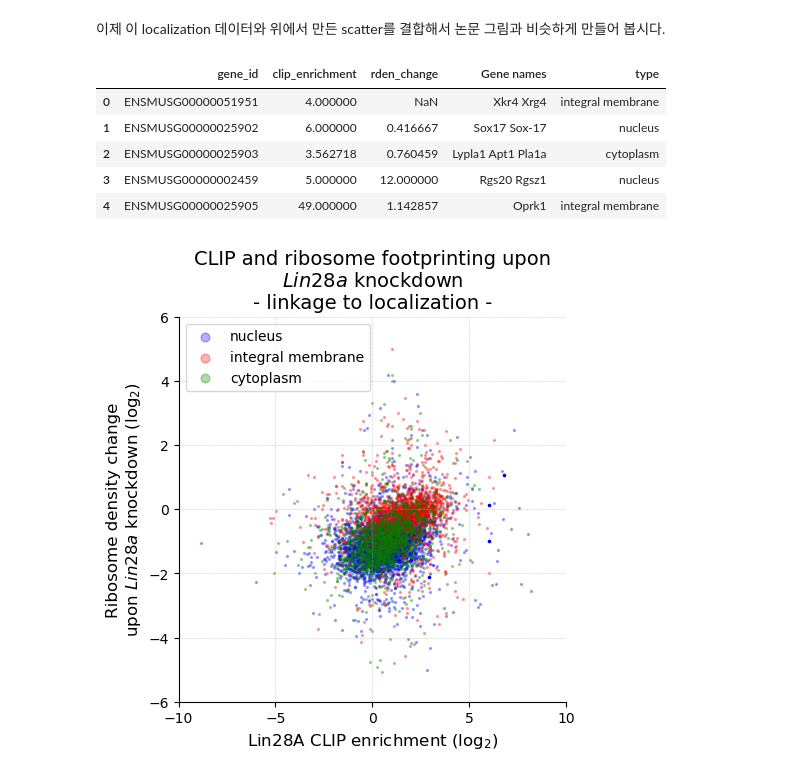
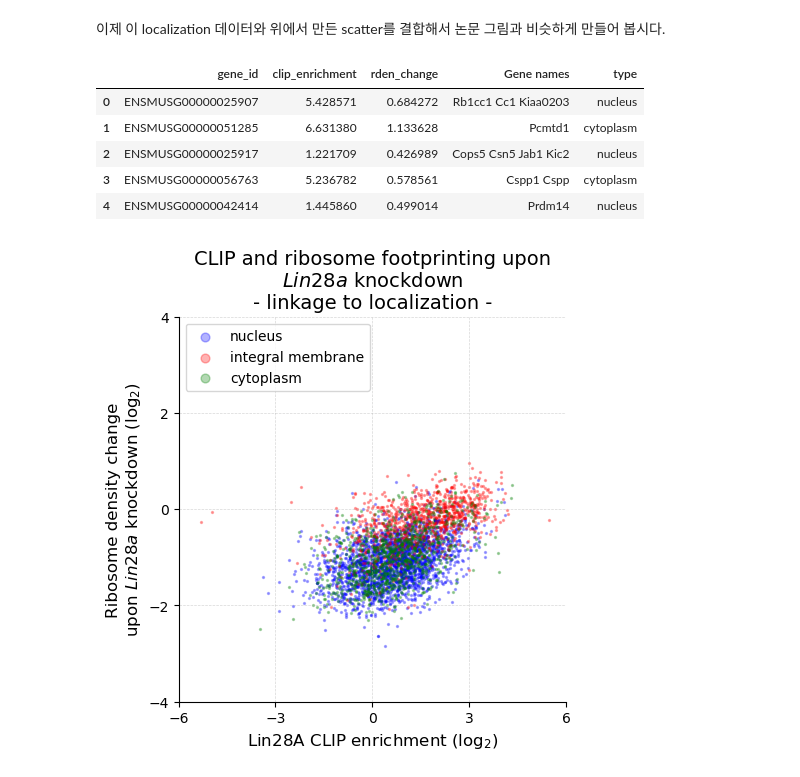
Before and after one commit to krchoihm/bioinfo1-project, a Jupyter notebook: CoLab_TermProj_2024_1.ipynb, the cells around one changed output. Drawn from its saved outputs; the diff is of its cells as text; code cells hidden in the pictures.

Commit message:
Filtered transcripts using read count and add pearsonr (GM1)

```diff
--- a/CoLab_TermProj_2024_1.ipynb
+++ b/CoLab_TermProj_2024_1.ipynb
@@ -229,3 +229,9 @@ ax.scatter(np.log2(cnts['clip_enrichment']),
 [figure]
 # %% [markdown]
 이 그림에는 문제가 많이 있습니다. 논문의 그림 Figure 4D처럼 한 번 만들어 봅시다~
+# %%
+cnts_filter = (cnts[[col for col in cnts.filter(regex='bam$', axis=1)]] >= 30).all(axis=1)
+cnts_filtered = cnts[cnts_filter].copy()
+
+cnts_filtered = cnts_filtered[(cnts_filtered['RPF-siLuc.bam'] >= 80)]
+cnts_filtered.head()
@@ -234,22 +248,29 @@ ax.scatter(np.log2(cnts['clip_enrichment']),
 
 from matplotlib import pyplot as plt
 import numpy as np
+import scipy.stats as stats
+
+
 
 fig, ax = plt.subplots(1, 1, figsize=(5, 5))
 ax.grid(linestyle='--', linewidth=0.5, alpha=0.5)
 ax.spines['right'].set_visible(False)
 ax.spines['top'].set_visible(False)
 
-ax.scatter(np.log2(cnts['clip_enrichment']),
-           np.log2(cnts['rden_change']), c='black', s=3, alpha=0.1)
+x = np.log2(cnts_filtered['clip_enrichment'])
+y = np.log2(cnts_filtered['rden_change'])
+
+ax.scatter(x, y, c='black', s=3, alpha=0.1)
 
 
-ax.set_xlim(-10, 10)
-ax.set_ylim(-6, 6)
+ax.set_xlim(-6, 6)
+ax.set_ylim(-4, 4)
 
-ax.set_xticks(range(-10, 11, 5))
-ax.set_yticks(range(-6, 7, 2))
+ax.set_xticks(range(-6, 7, 3))
+ax.set_yticks(range(-4, 5, 2))
 
+corr = stats.pearsonr(x, y)[0]
+ax.text(3.5, -3.5, f'$r$ = {corr:.2f}', ha='left', va='bottom', fontsize=12)
 
 ax.set_xlabel('Lin28A CLIP enrichment ($\mathrm{log}_2$)', fontsize=12)
 ax.set_ylabel('Ribosome density change\nupon $Lin28a$ knockdown ($\mathrm{log}_2$)', fontsize=12)
@@ -277,18 +298,18 @@ mouselocal.head()
 # %% [markdown]
 이제 이 localization 데이터와 위에서 만든 scatter를 결합해서 논문 그림과 비슷하게 만들어 봅시다.
 # %%
-cnts['gene_id'] = cnts.index.map(lambda x: x.split('.')[0])
+cnts_filtered['gene_id'] = cnts_filtered.index.map(lambda x: x.split('.')[0])
 
-cnts_local = pd.merge(cnts[['gene_id', 'clip_enrichment', 'rden_change']], mouselocal, on='gene_id', how='inner')
+cnts_local = pd.merge(cnts_filtered[['gene_id', 'clip_enrichment', 'rden_change']], mouselocal, on='gene_id', how='inner')
 
 cnts_local.head()
 # %% [output]
 |  | gene_id | clip_enrichment | rden_change | Gene names | type |
-| 0 | ENSMUSG00000051951 | 4.000000 | NaN | Xkr4 Xrg4 | integral membrane |
-| 1 | ENSMUSG00000025902 | 6.000000 | 0.416667 | Sox17 Sox-17 | nucleus |
-| 2 | ENSMUSG00000025903 | 3.562718 | 0.760459 | Lypla1 Apt1 Pla1a | cytoplasm |
-| 3 | ENSMUSG00000002459 | 5.000000 | 12.000000 | Rgs20 Rgsz1 | nucleus |
-| 4 | ENSMUSG00000025905 | 49.000000 | 1.142857 | Oprk1 | integral membrane |
+| 0 | ENSMUSG00000025907 | 5.428571 | 0.684272 | Rb1cc1 Cc1 Kiaa0203 | nucleus |
+| 1 | ENSMUSG00000051285 | 6.631380 | 1.133628 | Pcmtd1 | cytoplasm |
+| 2 | ENSMUSG00000025917 | 1.221709 | 0.426989 | Cops5 Csn5 Jab1 Kic2 | nucleus |
+| 3 | ENSMUSG00000056763 | 5.236782 | 0.578561 | Cspp1 Cspp | cytoplasm |
+| 4 | ENSMUSG00000042414 | 1.445860 | 0.499014 | Prdm14 | nucleus |
 # %%
 # 여기에 새로 코드를 작성해서 논문 그림과 비슷하게 만들어 봅시다.
 
@@ -299,35 +320,35 @@ fig, ax = plt.subplots(1, 1, figsize=(5, 5))
 ax.grid(linestyle='--', linewidth=0.5, alpha=0.5)
 ax.spines['right'].set_visible(False)
 ax.spines['top'].set_visible(False)
 
 cnts_nuc = cnts_local[cnts_local['type']=='nucleus']
 cnts_mem = cnts_local[cnts_local['type']=='integral membrane']
 cnts_cyto = cnts_local[cnts_local['type']=='cytoplasm']
 
 ax.scatter(np.log2(cnts_nuc['clip_enrichment']),
            np.log2(cnts_nuc['rden_change']), c='blue', s=2, alpha=0.3)
 ax.scatter(np.log2(cnts_mem['clip_enrichment']),
            np.log2(cnts_mem['rden_change']), c='red', s=2, alpha=0.3)
 ax.scatter(np.log2(cnts_cyto['clip_enrichment']),
            np.log2(cnts_cyto['rden_change']), c='green', s=2, alpha=0.3)
 
 
-ax.set_xlim(-10, 10)
-ax.set_ylim(-6, 6)
+ax.set_xlim(-6, 6)
+ax.set_ylim(-4, 4)
 
-ax.set_xticks(range(-10, 11, 5))
-ax.set_yticks(range(-6, 7, 2))
+ax.set_xticks(range(-6, 7, 3))
+ax.set_yticks(range(-4, 5, 2))
 
 
 lgnd = ax.legend(['nucleus', 'integral membrane', 'cytoplasm'], loc='upper left', fontsize=10)
 lgnd.legend_handles[0]._sizes = [40]
 lgnd.legend_handles[1]._sizes = [40]
 lgnd.legend_handles[2]._sizes = [40]
 
 ax.set_xlabel('Lin28A CLIP enrichment ($\mathrm{log}_2$)', fontsize=12)
 ax.set_ylabel('Ribosome density change\nupon $Lin28a$ knockdown ($\mathrm{log}_2$)', fontsize=12)
 ax.set_title('CLIP and ribosome footprinting upon\n$Lin28a$ knockdown\n- linkage to localization -', fontsize=14)
 
 plt.show()
 # %% [output]
-[figure, old version]
+[figure, new version]
```
Also changed, not shown: parts of 2 cells of this notebook.
